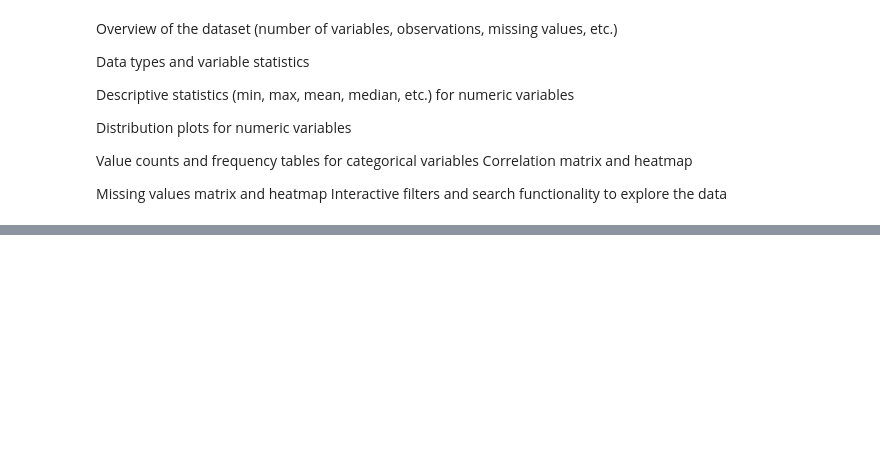
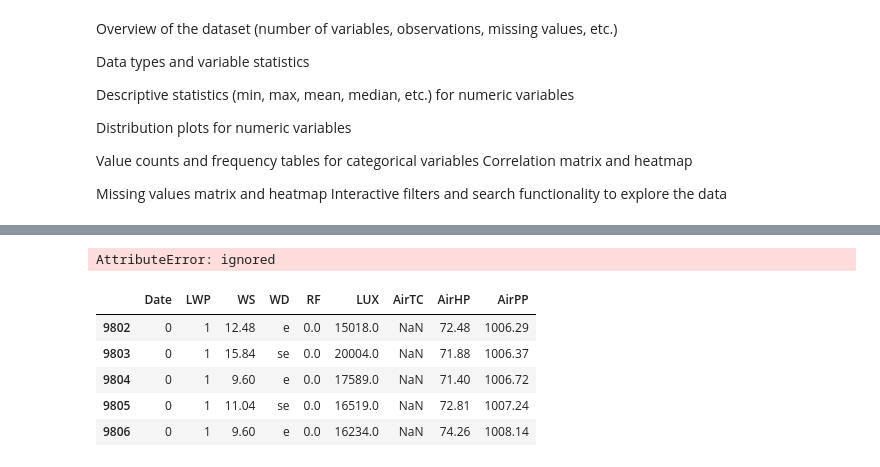
Before and after one commit to karthikmandelli/frugal-labs-, a Jupyter notebook: correlation_of_srm_,sdu_respectively_.ipynb, the cells around one changed output, grey strips where cells are left out. Drawn from its saved outputs; the diff is of its cells as text; code cells hidden in the pictures; blank space fills up the shorter version.

```diff
--- a/correlation_of_srm_,sdu_respectively_.ipynb
+++ b/correlation_of_srm_,sdu_respectively_.ipynb
@@ -81,3 +81,21 @@ from pandas_profiling import ProfileReport
 profile = ProfileReport(sdu)
 # Save the report as an HTML file
 profile.to_file("sdu_report.html")
+# %%
+import pandas as pd
+srm['Date'] = pd.to_datetime(srm['Date'])
+# %%
+#srm['Date'] = srm['Date'].dt.hour
+srm['period'] = pd.to_datetime(srm['Date'])
+srm['period'] = pd.cut(srm['Date'].dt.hour, bins=[0, 12, 23], labels=['Morning', 'Afternoon'])
+# %% [output]
+AttributeError: ignored
+# %%
+srm.tail()
+# %% [output]
+|  | Date | LWP | WS | WD | RF | LUX | AirTC | AirHP | AirPP |
+| 9802 | 0 | 1 | 12.48 | e | 0.0 | 15018.0 | NaN | 72.48 | 1006.29 |
+| 9803 | 0 | 1 | 15.84 | se | 0.0 | 20004.0 | NaN | 71.88 | 1006.37 |
+| 9804 | 0 | 1 | 9.60 | e | 0.0 | 17589.0 | NaN | 71.40 | 1006.72 |
+| 9805 | 0 | 1 | 11.04 | se | 0.0 | 16519.0 | NaN | 72.81 | 1007.24 |
+| 9806 | 0 | 1 | 9.60 | e | 0.0 | 16234.0 | NaN | 74.26 | 1008.14 |
```
